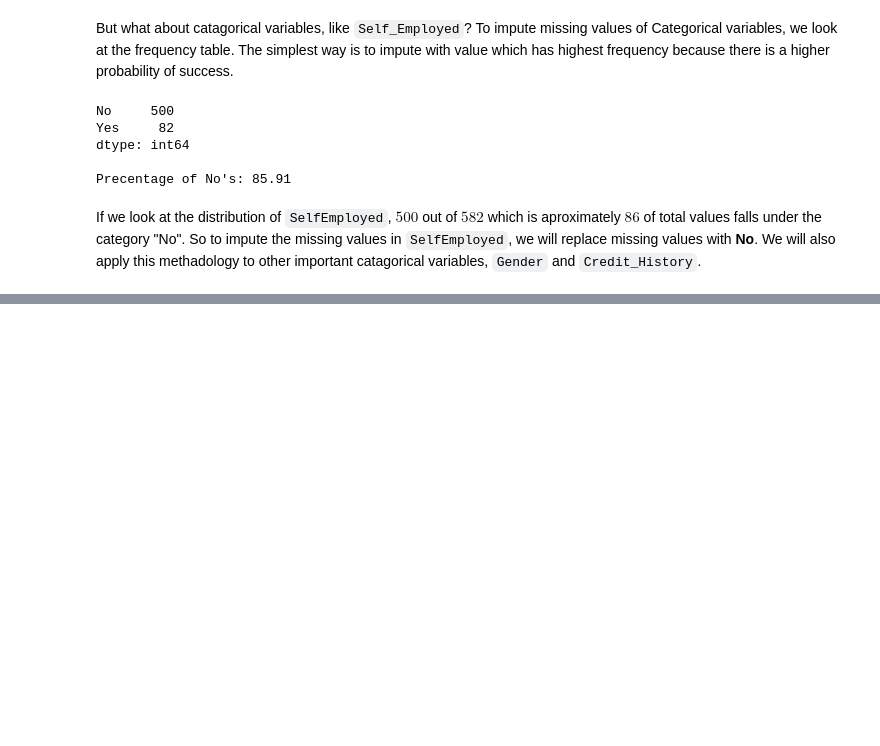
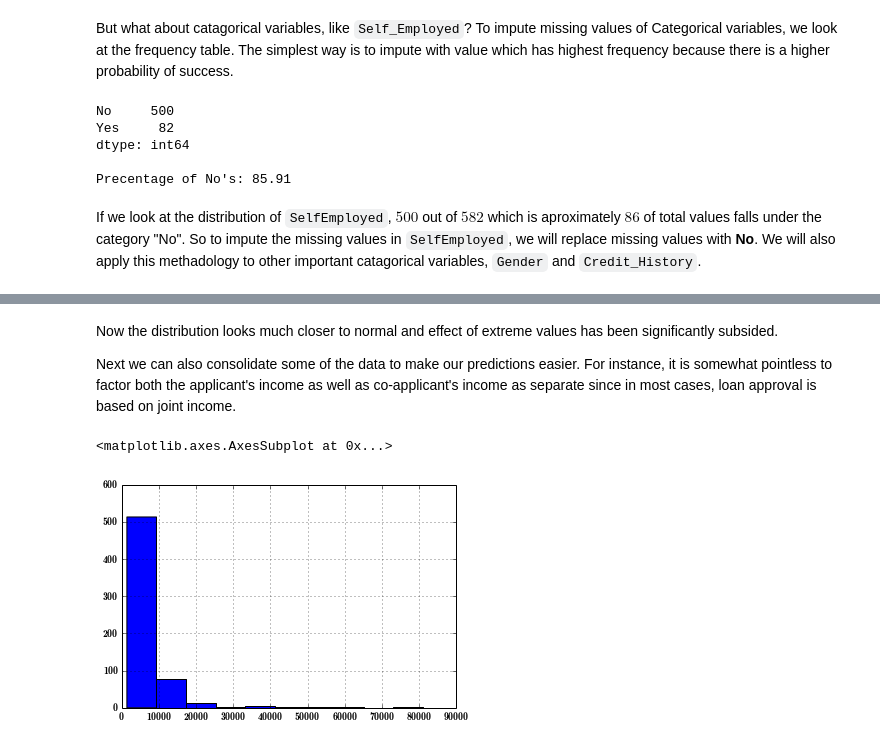
Before and after one commit to darkreapyre/Big-Data-Analytics, a Jupyter notebook: Python for Data Science/Case Study - Loan Eligibility.ipynb, the cells around one changed output, grey strips where cells are left out. Drawn from its saved outputs; the diff is of its cells as text; code cells hidden in the pictures; blank space fills up the shorter version.

```diff
--- a/Python for Data Science/Case Study - Loan Eligibility.ipynb
+++ b/Python for Data Science/Case Study - Loan Eligibility.ipynb
@@ -196,0 +234,13 @@ train['Credit_History'].fillna(1, inplace = True)
+# %% [markdown]
+Now the distribution looks much closer to normal and effect of extreme values has been significantly subsided.
+
+Next we can also consolidate some of the data to make our predictions easier. For instance, it is somewhat pointless to factor both the applicant's income as well as co-applicant's income as separate since in most cases, loan approval is based on joint income.
+# %%
+# Create new variable `TotalIncome`
+train['TotalIncome'] = train['ApplicantIncome'] + train['CoapplicantIncome']
+
+# Plot the new variable
+train['TotalIncome'].hist()
+# %% [output]
+<matplotlib.axes.AxesSubplot at 0x...>
+[figure, added]
```
Also changed, not shown: parts of 21 cells of this notebook, 1 other file.
